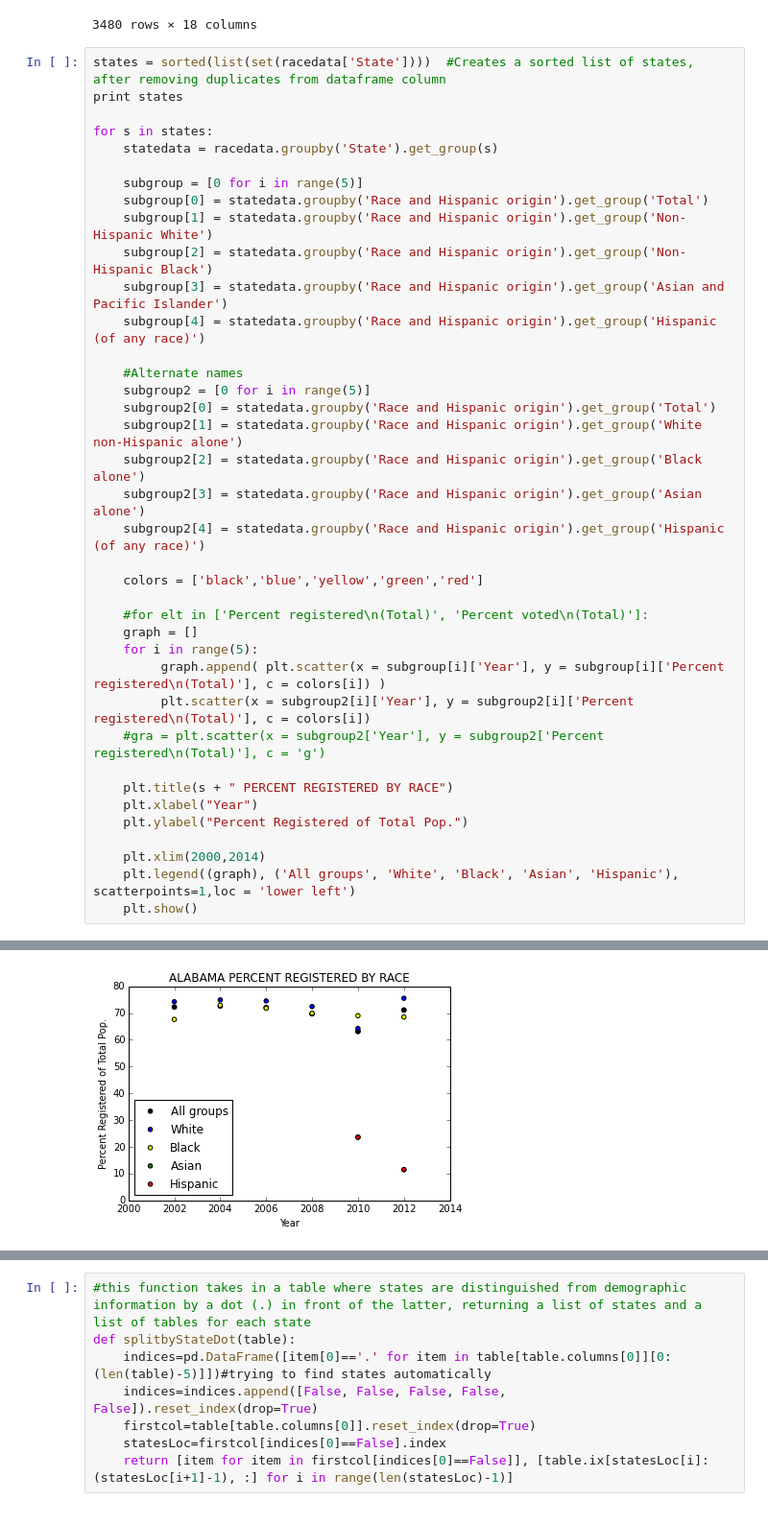
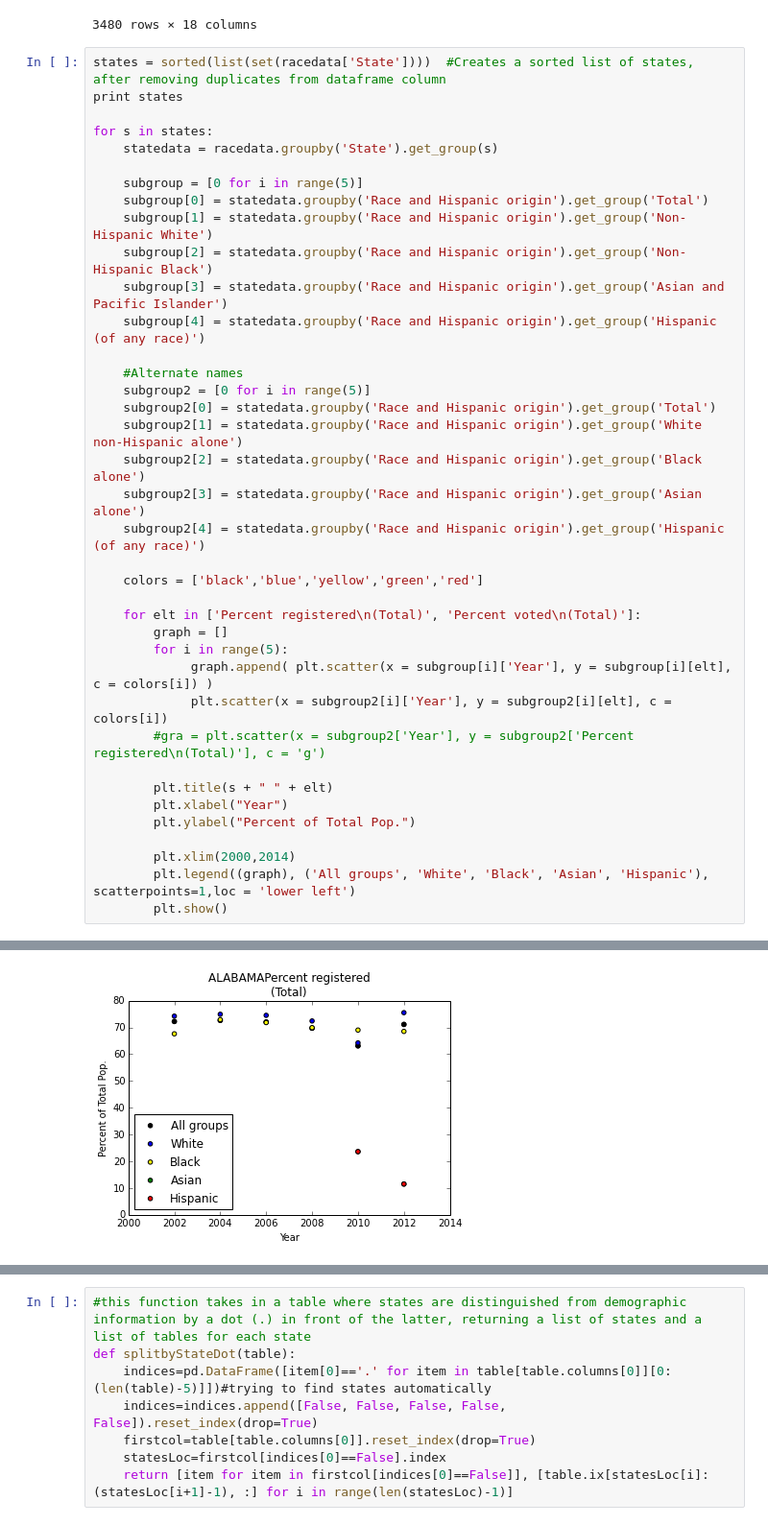
Before and after one commit to meenaboppana/voterid, a Jupyter notebook: Version_12_6.ipynb, the cells around one changed output, grey strips where cells are left out. Shown at 96% size. Saved outputs shown, nothing was run; the diff lists cells and outputs as text.

Commit message:
Added plots for percent voted

```diff
--- a/Version_12_6.ipynb
+++ b/Version_12_6.ipynb
@@ -229,41 +229,41 @@ nan
 # %%
 states = sorted(list(set(racedata['State'])))  #Creates a sorted list of states, after removing duplicates from dataframe column
 print states
 
 for s in states:
     statedata = racedata.groupby('State').get_group(s)
 
     subgroup = [0 for i in range(5)]
     subgroup[0] = statedata.groupby('Race and Hispanic origin').get_group('Total')
     subgroup[1] = statedata.groupby('Race and Hispanic origin').get_group('Non-Hispanic White')
     subgroup[2] = statedata.groupby('Race and Hispanic origin').get_group('Non-Hispanic Black')
     subgroup[3] = statedata.groupby('Race and Hispanic origin').get_group('Asian and Pacific Islander')
     subgroup[4] = statedata.groupby('Race and Hispanic origin').get_group('Hispanic (of any race)')
 
     #Alternate names
     subgroup2 = [0 for i in range(5)]
     subgroup2[0] = statedata.groupby('Race and Hispanic origin').get_group('Total')
     subgroup2[1] = statedata.groupby('Race and Hispanic origin').get_group('White non-Hispanic alone')
     subgroup2[2] = statedata.groupby('Race and Hispanic origin').get_group('Black alone')
     subgroup2[3] = statedata.groupby('Race and Hispanic origin').get_group('Asian alone')
     subgroup2[4] = statedata.groupby('Race and Hispanic origin').get_group('Hispanic (of any race)')
 
     colors = ['black','blue','yellow','green','red']
 
-    #for elt in ['Percent registered\n(Total)', 'Percent voted\n(Total)']:
-    graph = []
-    for i in range(5):
-         graph.append( plt.scatter(x = subgroup[i]['Year'], y = subgroup[i]['Percent registered\n(Total)'], c = colors[i]) )
-         plt.scatter(x = subgroup2[i]['Year'], y = subgroup2[i]['Percent registered\n(Total)'], c = colors[i])
-    #gra = plt.scatter(x = subgroup2['Year'], y = subgroup2['Percent registered\n(Total)'], c = 'g')
+    for elt in ['Percent registered\n(Total)', 'Percent voted\n(Total)']:
+        graph = []
+        for i in range(5):
+             graph.append( plt.scatter(x = subgroup[i]['Year'], y = subgroup[i][elt], c = colors[i]) )
+             plt.scatter(x = subgroup2[i]['Year'], y = subgroup2[i][elt], c = colors[i])
+        #gra = plt.scatter(x = subgroup2['Year'], y = subgroup2['Percent registered\n(Total)'], c = 'g')
 
-    plt.title(s + " PERCENT REGISTERED BY RACE")
-    plt.xlabel("Year")
-    plt.ylabel("Percent Registered of Total Pop.")
+        plt.title(s + " " + elt)
+        plt.xlabel("Year")
+        plt.ylabel("Percent of Total Pop.")
 
-    plt.xlim(2000,2014)
-    plt.legend((graph), ('All groups', 'White', 'Black', 'Asian', 'Hispanic'), scatterpoints=1,loc = 'lower left')
-    plt.show()
+        plt.xlim(2000,2014)
+        plt.legend((graph), ('All groups', 'White', 'Black', 'Asian', 'Hispanic'), scatterpoints=1,loc = 'lower left')
+        plt.show()
 # %% [output]
 ['ALABAMA', 'ALASKA', 'ARIZONA', 'ARKANSAS', 'CALIFORNIA', 'COLORADO', 'CONNECTICUT', 'DELAWARE', 'DISTRICT OF COLUMBIA', 'FLORIDA', 'GEORGIA', 'HAWAII', 'IDAHO', 'ILLINOIS', 'INDIANA', 'IOWA', 'KANSA ...
-[figure, old version]
+[figure, new version]
```
Also changed, not shown: parts of 3 cells of this notebook.
